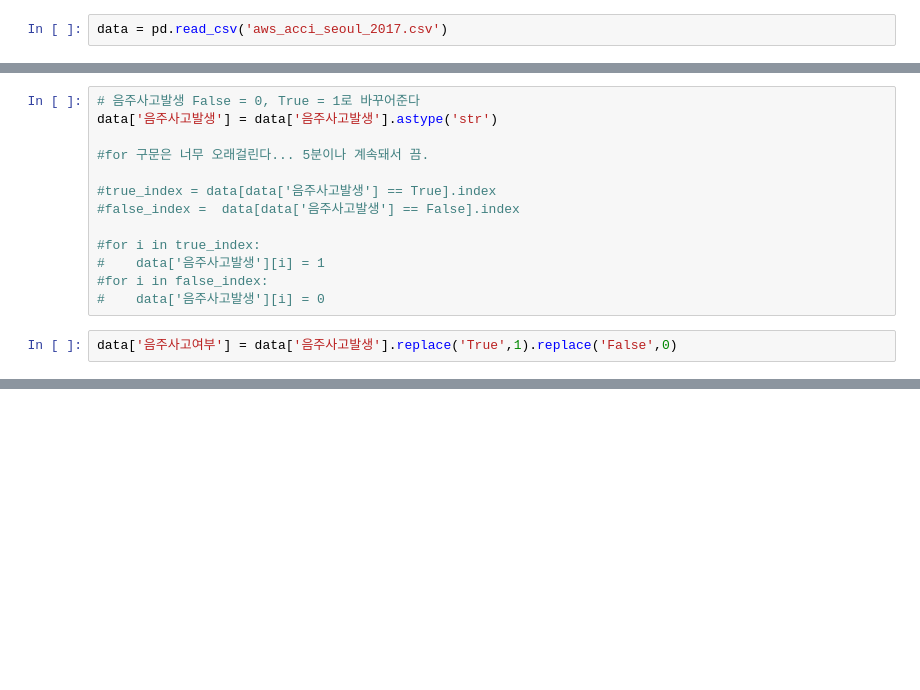
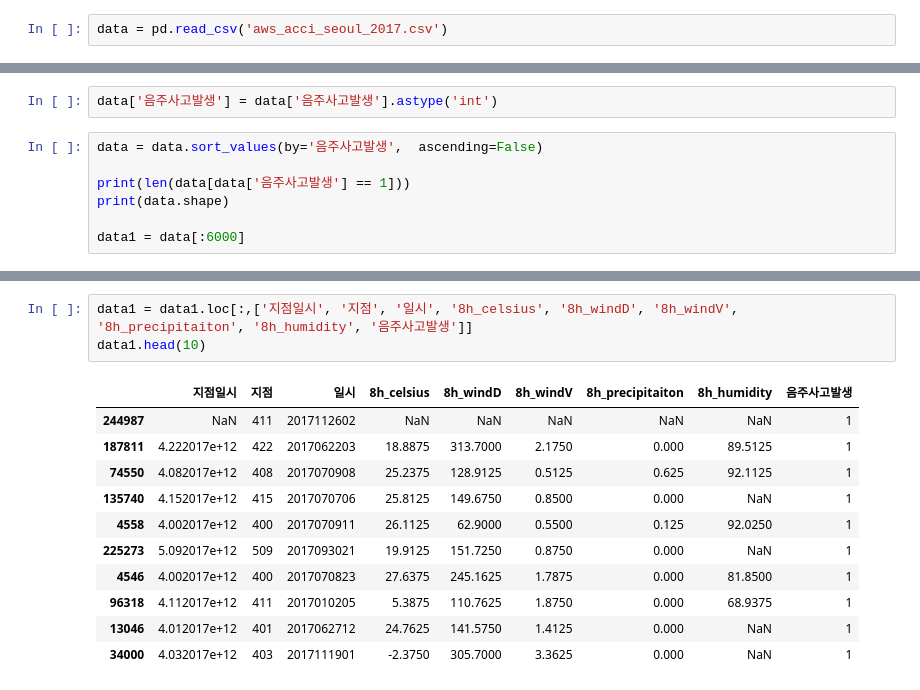
Before and after one commit to DreamingDataScientist/DataCompetition, a Jupyter notebook: 02. acc_prediction_ML.ipynb, the cells around one changed output, grey strips where cells are left out. Saved outputs shown, nothing was run; the diff lists cells and outputs as text; blank space fills up the shorter version.

```diff
--- a/02. acc_prediction_ML.ipynb
+++ b/02. acc_prediction_ML.ipynb
@@ -93,15 +8,0 @@ memory usage: 30.1+ MB
-# %%
-# 음주사고발생 False = 0, True = 1로 바꾸어준다
-data['음주사고발생'] = data['음주사고발생'].astype('str')
-
-#for 구문은 너무 오래걸린다... 5분이나 계속돼서 끔.
-
-#true_index = data[data['음주사고발생'] == True].index
-#false_index =  data[data['음주사고발생'] == False].index
-
-#for i in true_index:
-#    data['음주사고발생'][i] = 1
-#for i in false_index:
-#    data['음주사고발생'][i] = 0
-# %%
-data['음주사고여부'] = data['음주사고발생'].replace('True',1).replace('False',0)
@@ -240,0 +16,9 @@ array([[ 0.0101027 ],
+# %%
+data['음주사고발생'] = data['음주사고발생'].astype('int')
+# %%
+data = data.sort_values(by='음주사고발생',  ascending=False)
+
+print(len(data[data['음주사고발생'] == 1]))
+print(data.shape)
+
+data1 = data[:6000]
@@ -240,0 +47,15 @@ array([[ 0.0101027 ],
+# %%
+data1 = data1.loc[:,['지점일시', '지점', '일시', '8h_celsius', '8h_windD', '8h_windV', '8h_precipitaiton', '8h_humidity', '음주사고발생']]
+data1.head(10)
+# %% [output]
+|  | 지점일시 | 지점 | 일시 | 8h_celsius | 8h_windD | 8h_windV | 8h_precipitaiton | 8h_humidity | 음주사고발생 |
+| 244987 | NaN | 411 | 2017112602 | NaN | NaN | NaN | NaN | NaN | 1 |
+| 187811 | 4.222017e+12 | 422 | 2017062203 | 18.8875 | 313.7000 | 2.1750 | 0.000 | 89.5125 | 1 |
+| 74550 | 4.082017e+12 | 408 | 2017070908 | 25.2375 | 128.9125 | 0.5125 | 0.625 | 92.1125 | 1 |
+| 135740 | 4.152017e+12 | 415 | 2017070706 | 25.8125 | 149.6750 | 0.8500 | 0.000 | NaN | 1 |
+| 4558 | 4.002017e+12 | 400 | 2017070911 | 26.1125 | 62.9000 | 0.5500 | 0.125 | 92.0250 | 1 |
+| 225273 | 5.092017e+12 | 509 | 2017093021 | 19.9125 | 151.7250 | 0.8750 | 0.000 | NaN | 1 |
+| 4546 | 4.002017e+12 | 400 | 2017070823 | 27.6375 | 245.1625 | 1.7875 | 0.000 | 81.8500 | 1 |
+| 96318 | 4.112017e+12 | 411 | 2017010205 | 5.3875 | 110.7625 | 1.8750 | 0.000 | 68.9375 | 1 |
+| 13046 | 4.012017e+12 | 401 | 2017062712 | 24.7625 | 141.5750 | 1.4125 | 0.000 | NaN | 1 |
+| 34000 | 4.032017e+12 | 403 | 2017111901 | -2.3750 | 305.7000 | 3.3625 | 0.000 | NaN | 1 |
```
Also changed, not shown: parts of 50 cells of this notebook.
